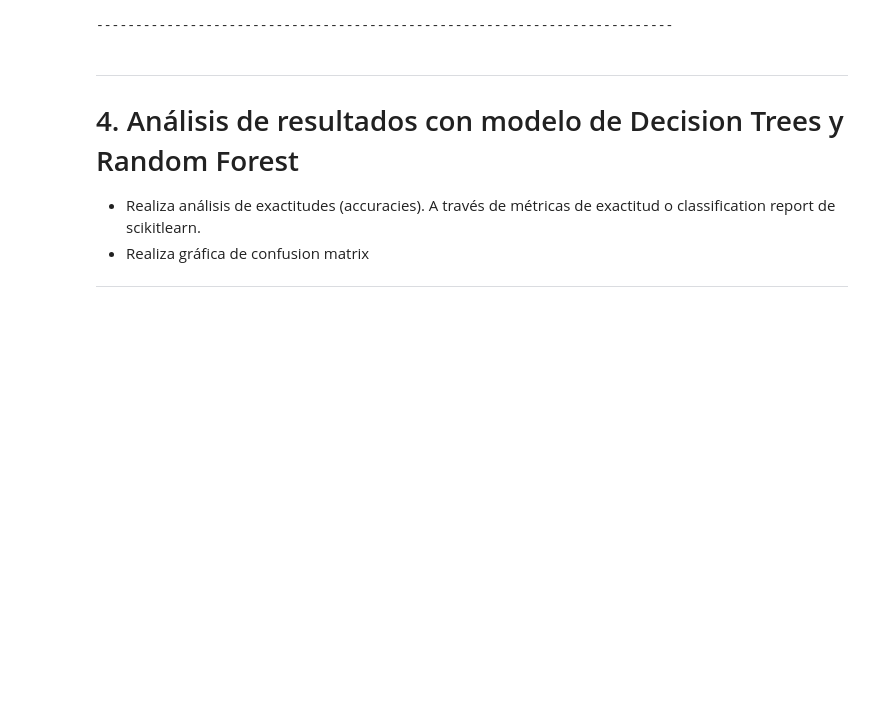
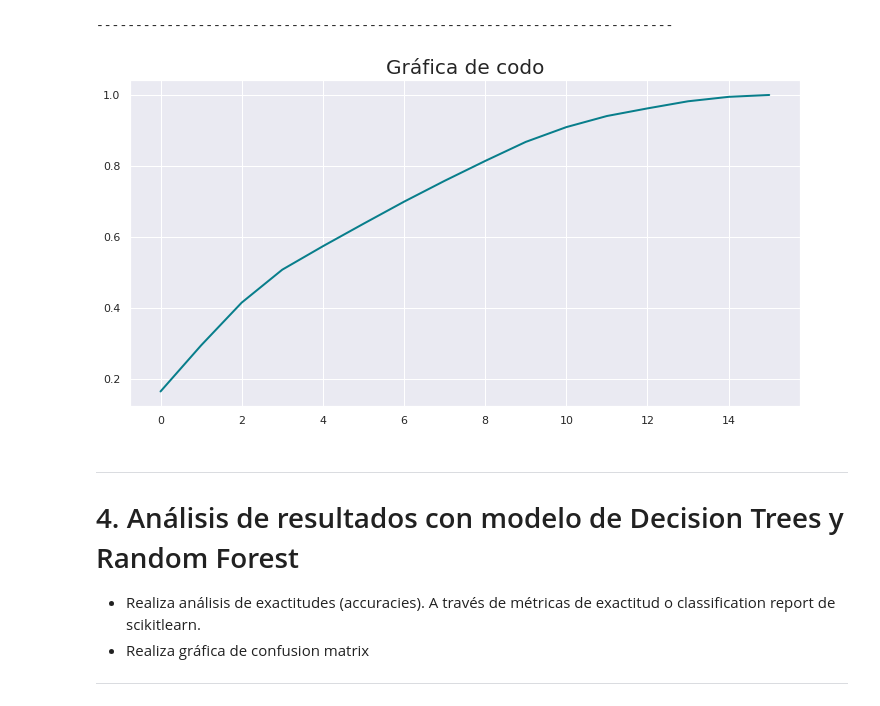
Before and after one commit to PosgradoMNA/actividades-del-projecto-team_59, a Jupyter notebook: Sem_09_CD_Reto_entrega_2.ipynb, the cells around one changed output. Drawn from its saved outputs; the diff is of its cells as text; code cells hidden in the pictures; blank space fills up the shorter version.

```diff
--- a/Sem_09_CD_Reto_entrega_2.ipynb
+++ b/Sem_09_CD_Reto_entrega_2.ipynb
@@ -624,6 +624,20 @@ print('\n-----------------------------------------------------------------------
 ---------------- Encontrando las variables de importancia ----------------
 [figure]
 --------------------------------------------------------------------------
+# %%
+# - - - - - - - - - - - - - - - - - - - - - - - - - - - - - - - - - - - - - - - - - - - - - - - - -
+# Gráfica de codo
+
+from sklearn.decomposition import PCA
+
+pca= PCA().fit(xtv_scaled)
+
+sns.set(rc={'figure.figsize':(12,6)})
+plt.plot(pca.explained_variance_ratio_.cumsum(), lw=2, color='#087E8B')
+plt.title('Gráfica de codo', size=20)
+plt.show()
+# %% [output]
+[figure, added]
 # %% [markdown]
 ---
 
```
Also changed, not shown: parts of 6 cells of this notebook.
